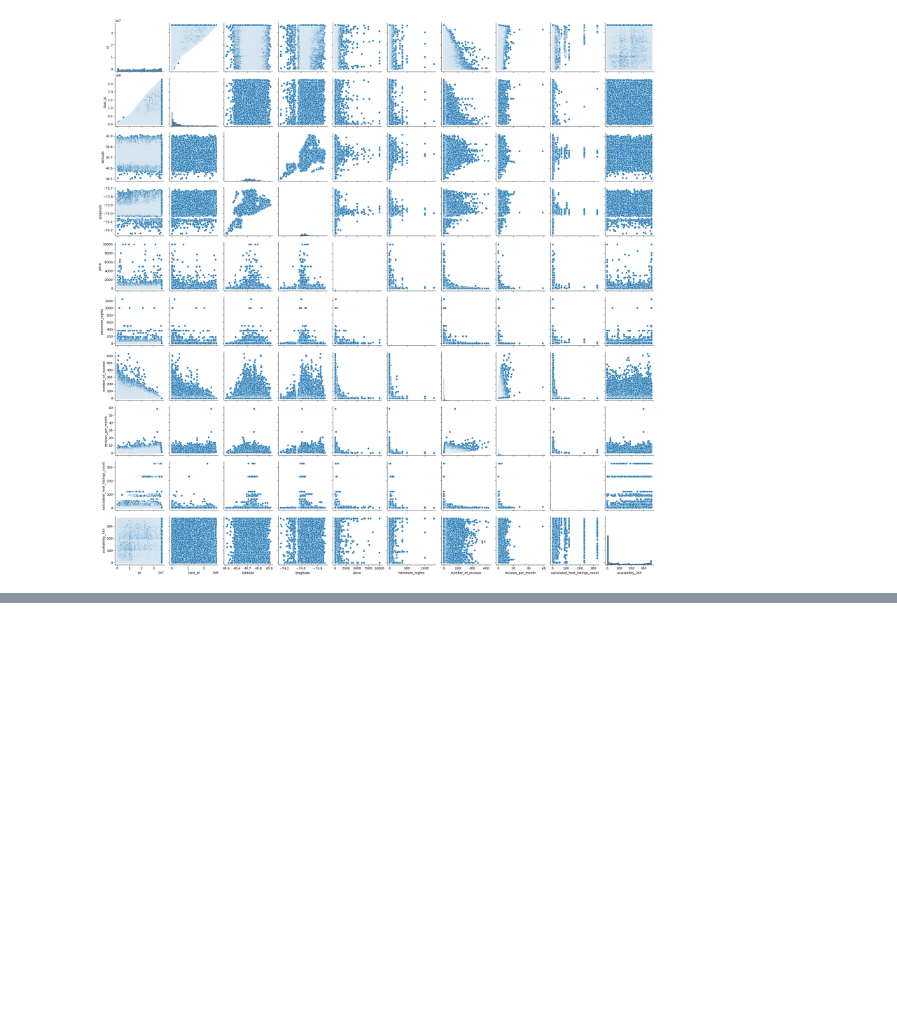
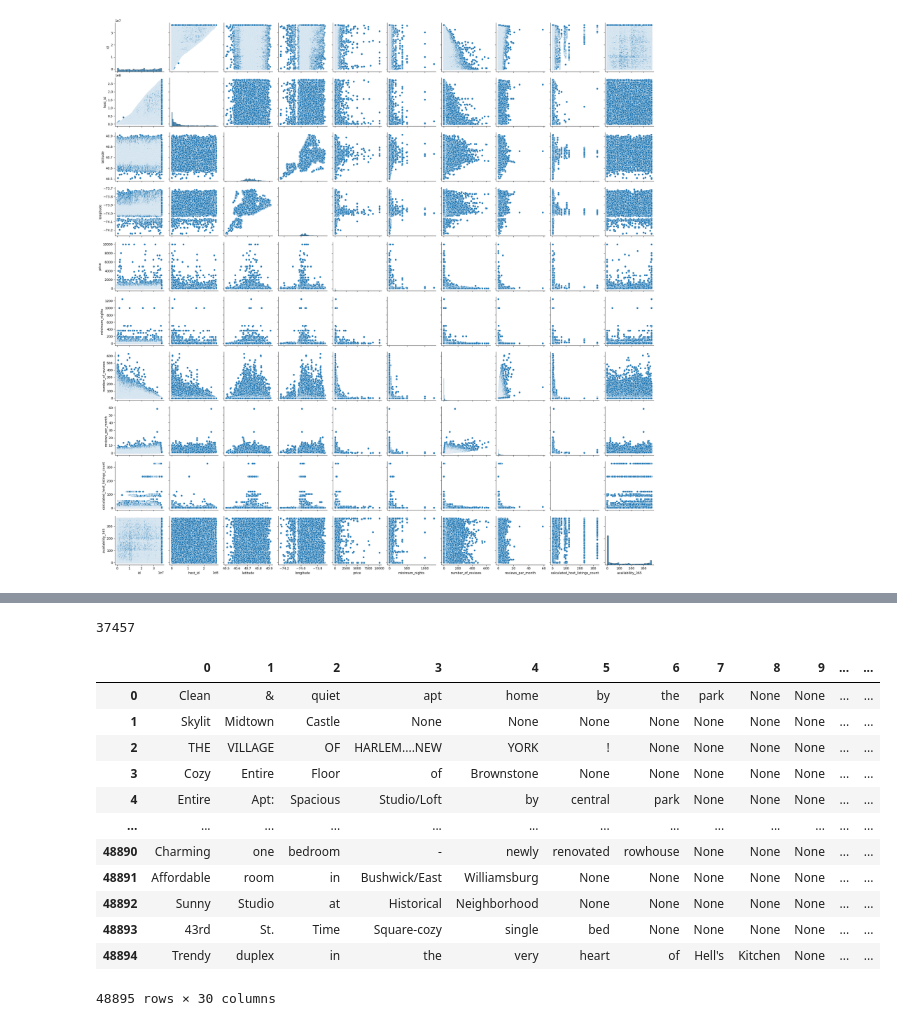
Before and after one commit to IlyasTcr/new-york-airbnb, a Jupyter notebook: main.ipynb, the cells around one changed output, grey strips where cells are left out. Cells and saved outputs as stored; diff of their text form; code cells hidden in the pictures; blank space fills up the shorter version.

```diff
--- a/main.ipynb
+++ b/main.ipynb
@@ -44,0 +118,21 @@ sns.scatterplot(x=df["longitude"], y=df["latitude"], hue=df["neighbourhood"])
+# %%
+df["host_id"].nunique() # definitely a good candidate for target encoding
+# %% [output]
+37457
+# %%
+splitted_names = df["name"].str.split(" ", expand=True)
+splitted_names
+# %% [output]
+|  | 0 | 1 | 2 | 3 | 4 | 5 | 6 | 7 | 8 | 9 | ... | ... |
+| 0 | Clean | & | quiet | apt | home | by | the | park | None | None | ... | ... |
+| 1 | Skylit | Midtown | Castle | None | None | None | None | None | None | None | ... | ... |
+| 2 | THE | VILLAGE | OF | HARLEM....NEW | YORK | ! | None | None | None | None | ... | ... |
+| 3 | Cozy | Entire | Floor | of | Brownstone | None | None | None | None | None | ... | ... |
+| 4 | Entire | Apt: | Spacious | Studio/Loft | by | central | park | None | None | None | ... | ... |
+| ... | ... | ... | ... | ... | ... | ... | ... | ... | ... | ... | ... | ... |
+| 48890 | Charming | one | bedroom | - | newly | renovated | rowhouse | None | None | None | ... | ... |
+| 48891 | Affordable | room | in | Bushwick/East | Williamsburg | None | None | None | None | None | ... | ... |
+| 48892 | Sunny | Studio | at | Historical | Neighborhood | None | None | None | None | None | ... | ... |
+| 48893 | 43rd | St. | Time | Square-cozy | single | bed | None | None | None | None | ... | ... |
+| 48894 | Trendy | duplex | in | the | very | heart | of | Hell's | Kitchen | None | ... | ... |
+48895 rows × 30 columns
```
Also changed, not shown: parts of 7 cells of this notebook.
